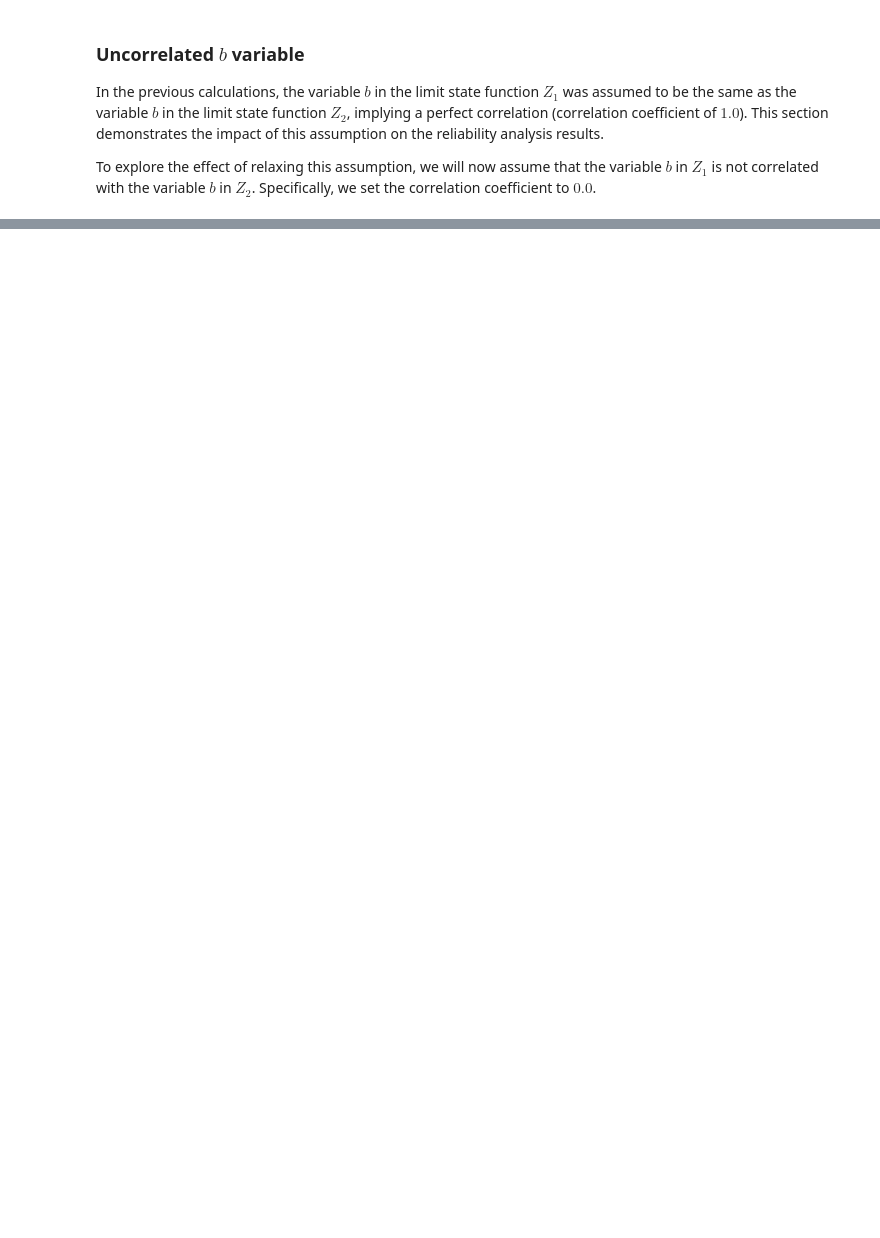
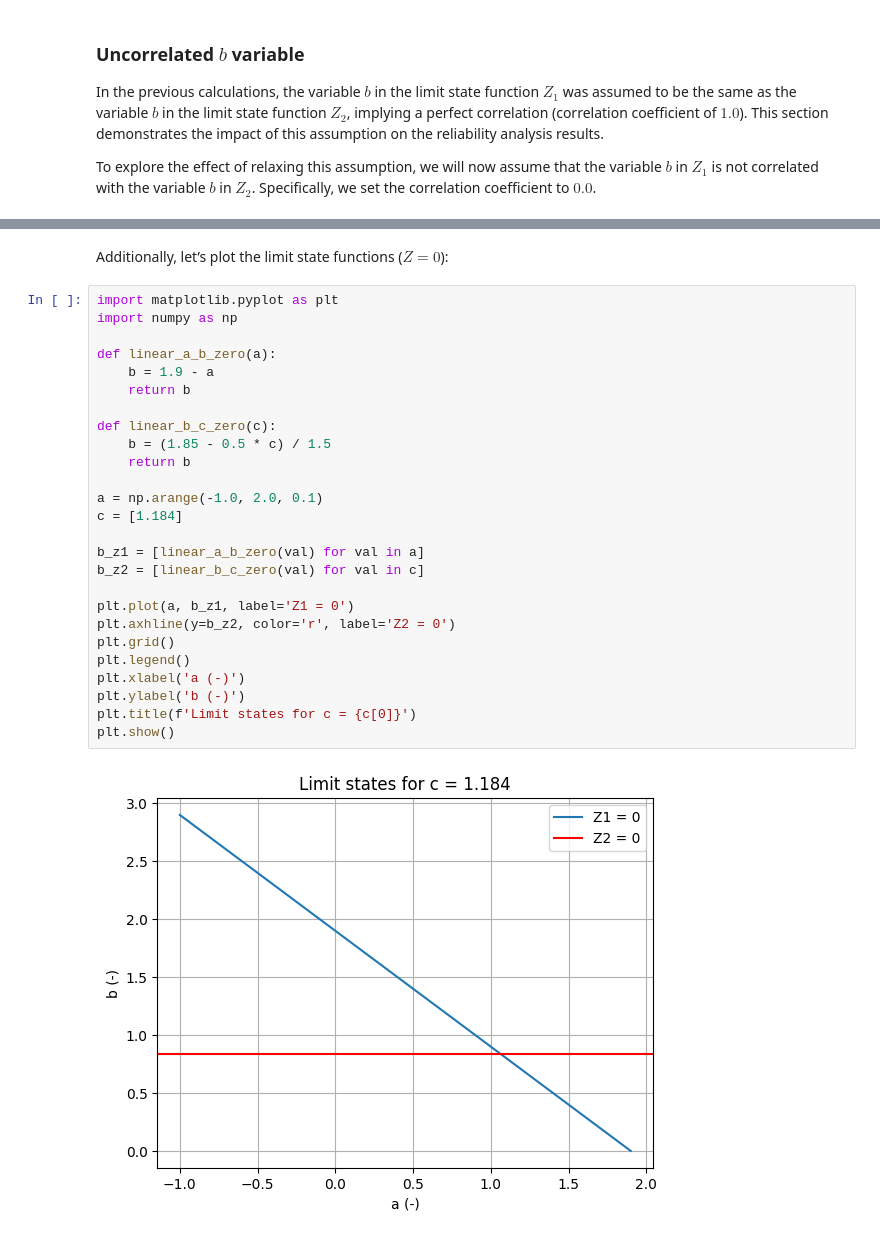
Before and after one commit to Deltares/ProbabilisticLibrary, a Jupyter notebook: sources/Deltares.Probabilistic.PWrapper.Notebooks/reliability_analysis_system.ipynb, the cells around one changed output, grey strips where cells are left out. Drawn from its saved outputs; the diff is of its cells as text; blank space fills up the shorter version.

```diff
--- a/sources/Deltares.Probabilistic.PWrapper.Notebooks/reliability_analysis_system.ipynb
+++ b/sources/Deltares.Probabilistic.PWrapper.Notebooks/reliability_analysis_system.ipynb
@@ -351,0 +170,30 @@ Contributing design points:
+# %% [markdown]
+Additionally, let’s plot the limit state functions ($Z = 0$):
+# %%
+import matplotlib.pyplot as plt
+import numpy as np
+
+def linear_a_b_zero(a):
+    b = 1.9 - a
+    return b
+
+def linear_b_c_zero(c):
+    b = (1.85 - 0.5 * c) / 1.5
+    return b
+
+a = np.arange(-1.0, 2.0, 0.1)
+c = [1.184]
+
+b_z1 = [linear_a_b_zero(val) for val in a]
+b_z2 = [linear_b_c_zero(val) for val in c]
+
+plt.plot(a, b_z1, label='Z1 = 0')
+plt.axhline(y=b_z2, color='r', label='Z2 = 0')
+plt.grid()
+plt.legend()
+plt.xlabel('a (-)')
+plt.ylabel('b (-)')
+plt.title(f'Limit states for c = {c[0]}')
+plt.show()
+# %% [output]
+[figure, added]
```
Also changed, not shown: parts of 3 cells of this notebook, 22 other files.
